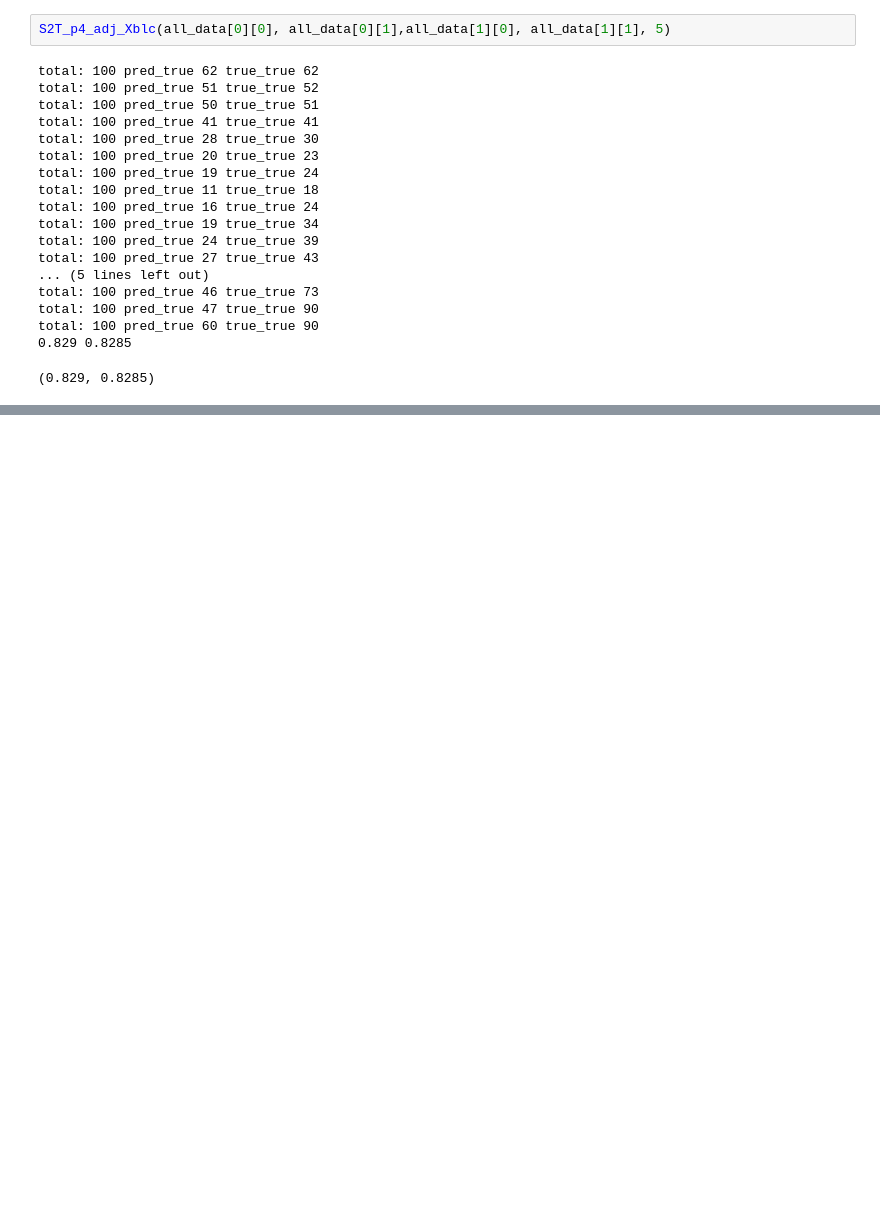
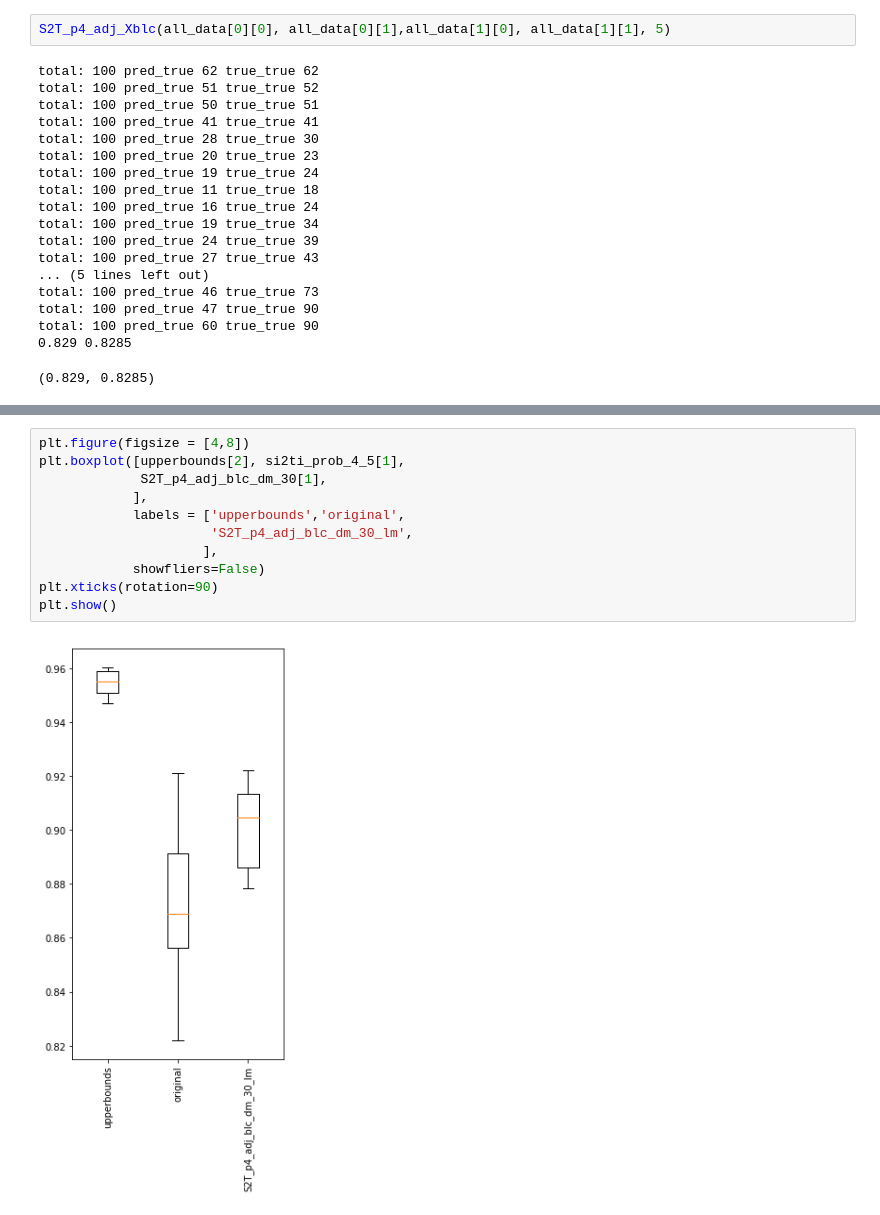
Before and after one commit to zycalice/domain-adaptation-nlp, a Jupyter notebook: notebooks/CIS620_p2_clean.ipynb, the cells around one changed output, grey strips where cells are left out. Drawn from its saved outputs; the diff is of its cells as text; blank space fills up the shorter version.

```diff
--- a/notebooks/CIS620_p2_clean.ipynb
+++ b/notebooks/CIS620_p2_clean.ipynb
@@ -2602,0 +2844,13 @@ plt.show()
+# %%
+plt.figure(figsize = [4,8])
+plt.boxplot([upperbounds[2], si2ti_prob_4_5[1],
+             S2T_p4_adj_blc_dm_30[1],
+            ],
+            labels = ['upperbounds','original',
+                      'S2T_p4_adj_blc_dm_30_lm',
+                     ],
+            showfliers=False)
+plt.xticks(rotation=90)
+plt.show()
+# %% [output]
+[figure, added]
```
Also changed, not shown: parts of 17 cells of this notebook.
